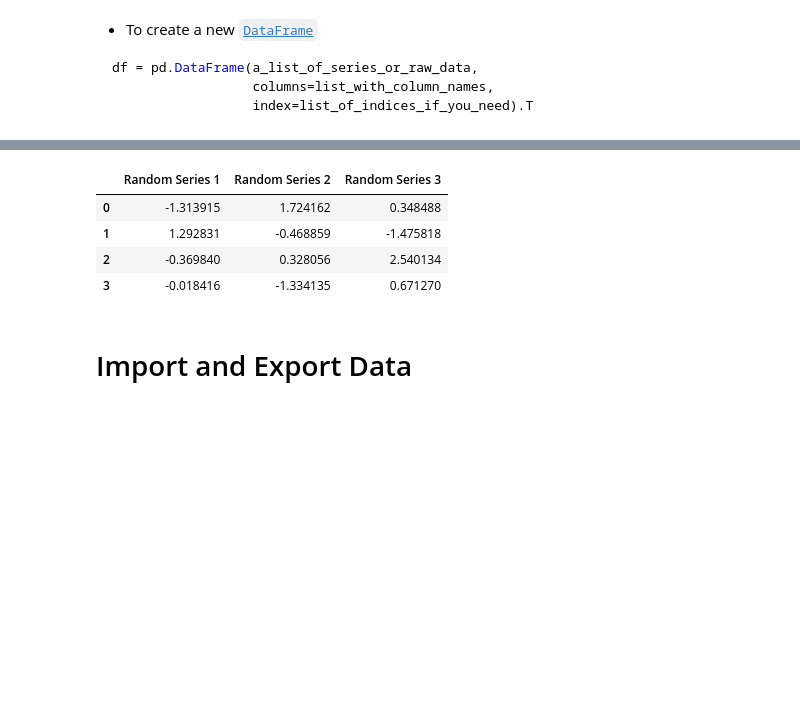
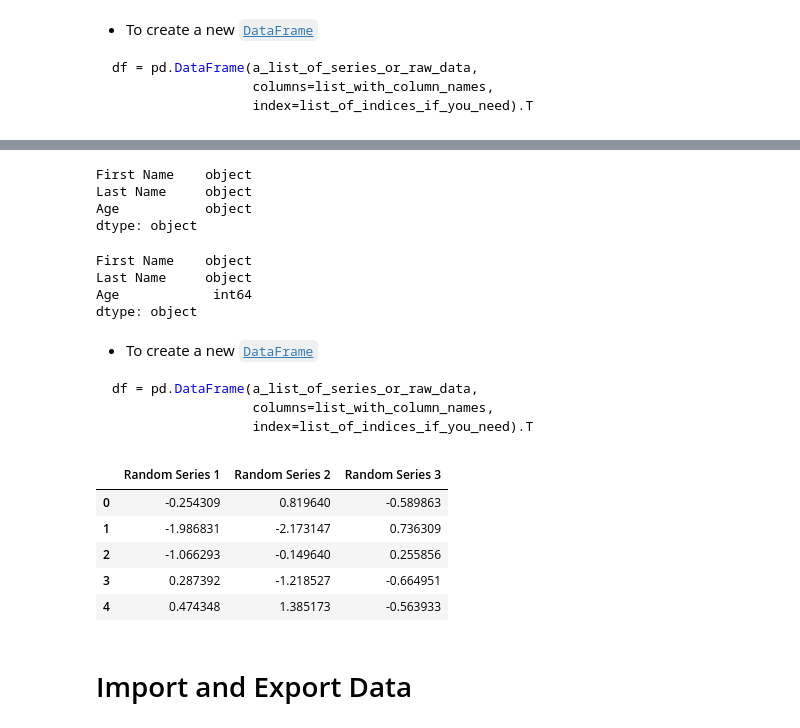
Before and after one commit to SMU-Econ-Growth/EconGrowthUG-Notebooks, a Jupyter notebook: Intro-Data-Analysis-Pandas.ipynb, the cells around one changed output, grey strips where cells are left out. Cells and saved outputs as stored; diff of their text form; code cells hidden in the pictures; blank space fills up the shorter version.

Commit message:
more updates pandas lecture

````diff
--- a/Intro-Data-Analysis-Pandas.ipynb
+++ b/Intro-Data-Analysis-Pandas.ipynb
@@ -146,0 +164,7 @@ musicians
+# %%
+musicians.dtypes
+# %% [output]
+First Name    object
+Last Name     object
+Age           object
+dtype: object
@@ -147,11 +173,27 @@ musicians
+# %%
+musicians.dtypes
+# %% [output]
+First Name    object
+Last Name     object
+Age            int64
+dtype: object
+# %% [markdown]
+* To create a new [`DataFrame`](https://pandas.pydata.org/docs/reference/api/pandas.DataFrame.html)
+```python
+df = pd.DataFrame(a_list_of_series_or_raw_data,
+                  columns=list_with_column_names,
+                  index=list_of_indices_if_you_need).T
+```
 # %%
-pd.DataFrame(np.random.normal(size=(4,3)), columns=['Random Series 1', 'Random Series 2', 'Random Series 3'])
+random_data = pd.DataFrame(np.random.normal(size=(5,3)), columns=['Random Series 1', 'Random Series 2', 'Random Series 3'])
+random_data
 # %% [output]
 |  | Random Series 1 | Random Series 2 | Random Series 3 |
-| 0 | -1.313915 | 1.724162 | 0.348488 |
-| 1 | 1.292831 | -0.468859 | -1.475818 |
-| 2 | -0.369840 | 0.328056 | 2.540134 |
-| 3 | -0.018416 | -1.334135 | 0.671270 |
+| 0 | -0.254309 | 0.819640 | -0.589863 |
+| 1 | -1.986831 | -2.173147 | 0.736309 |
+| 2 | -1.066293 | -0.149640 | 0.255856 |
+| 3 | 0.287392 | -1.218527 | -0.664951 |
+| 4 | 0.474348 | 1.385173 | -0.563933 |
 # %% [markdown]
 # Import and Export Data
 # %% [markdown]
````
Also changed, not shown: parts of 93 cells of this notebook, 2 other files.
